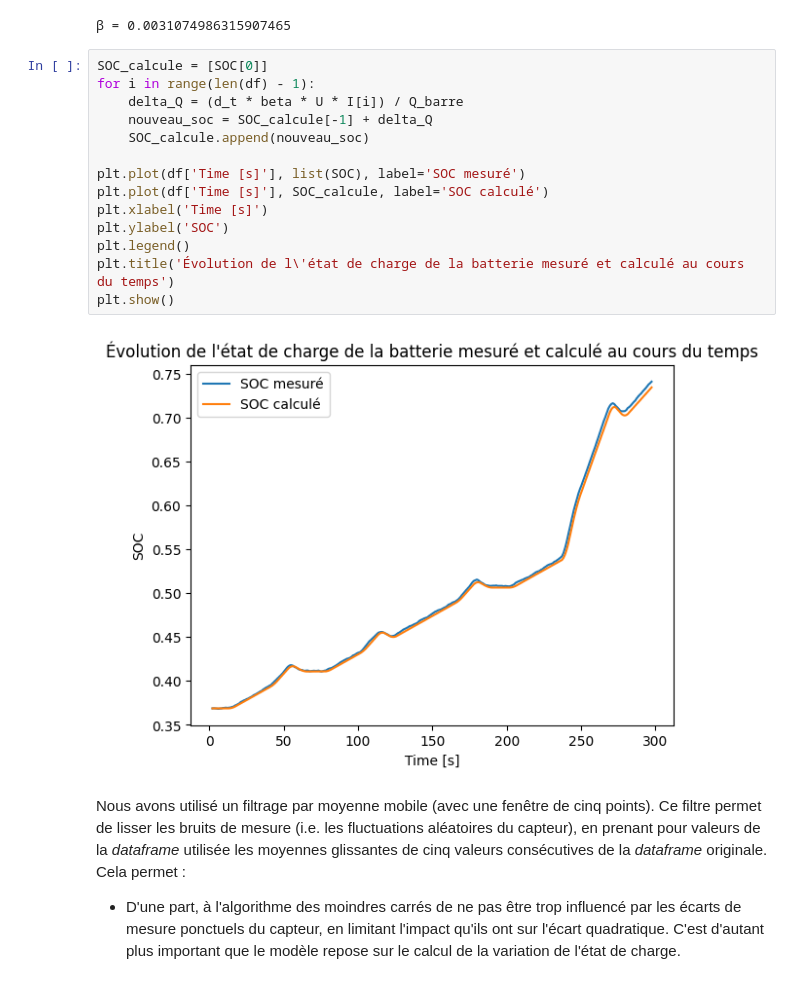
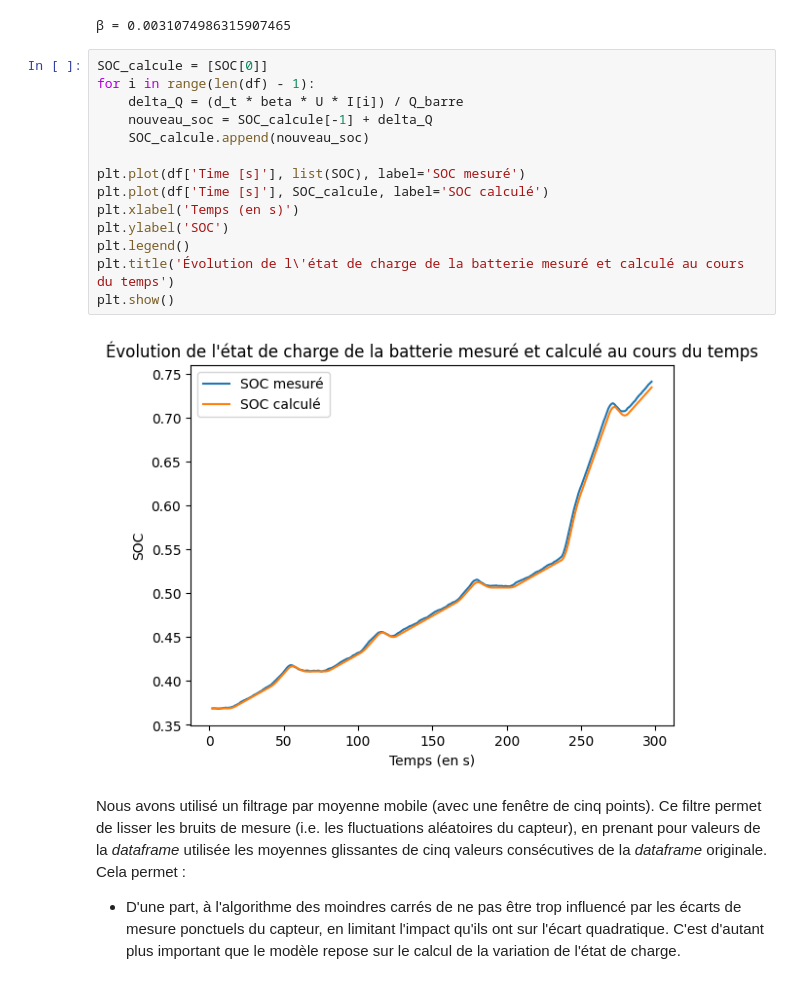
Before and after one commit to noamguillou/Projet-optimisation-groupe-4, a Jupyter notebook: milles_bornes.ipynb, the cells around one changed output. Cells and saved outputs as stored; diff of their text form.

```diff
--- a/milles_bornes.ipynb
+++ b/milles_bornes.ipynb
@@ -131,19 +128,19 @@ print( f'β = {beta}')
 # %%
 SOC_calcule = [SOC[0]]
 for i in range(len(df) - 1):
     delta_Q = (d_t * beta * U * I[i]) / Q_barre
     nouveau_soc = SOC_calcule[-1] + delta_Q
     SOC_calcule.append(nouveau_soc)
 
 plt.plot(df['Time [s]'], list(SOC), label='SOC mesuré')
 plt.plot(df['Time [s]'], SOC_calcule, label='SOC calculé')
-plt.xlabel('Time [s]')
+plt.xlabel('Temps (en s)')
 plt.ylabel('SOC')
 plt.legend()
 plt.title('Évolution de l\'état de charge de la batterie mesuré et calculé au cours du temps')
 plt.show()
 # %% [output]
-[figure, old version]
+[figure, new version]
 # %% [markdown]
 Nous avons utilisé un filtrage par moyenne mobile (avec une fenêtre de cinq points).
 Ce filtre permet de lisser les bruits de mesure (i.e. les fluctuations aléatoires du capteur), en prenant pour valeurs de la *dataframe* utilisée les moyennes glissantes de cinq valeurs consécutives de la *dataframe* originale.
```
Also changed, not shown: parts of 3 cells of this notebook.
